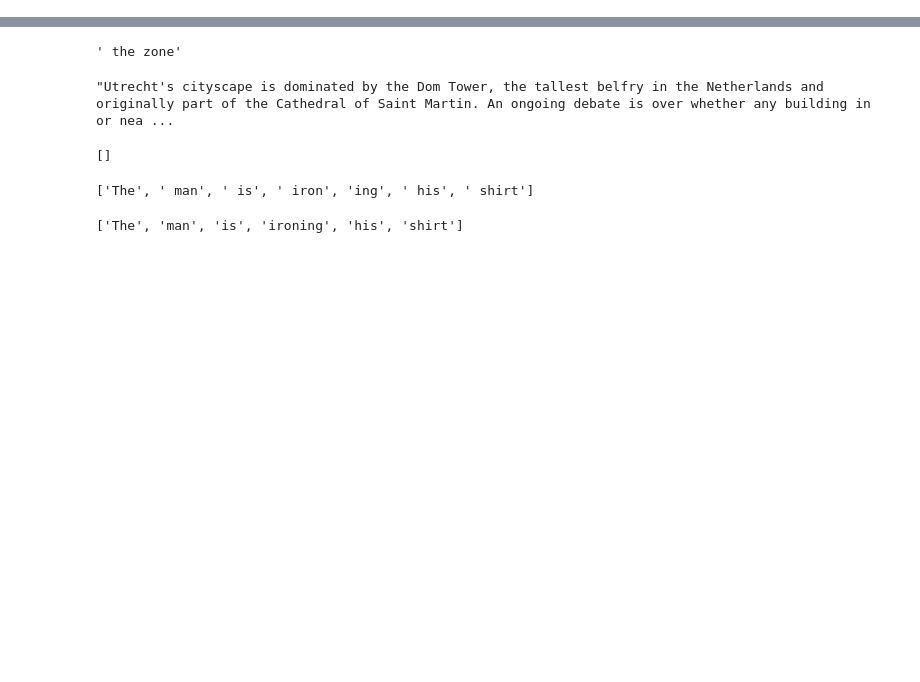
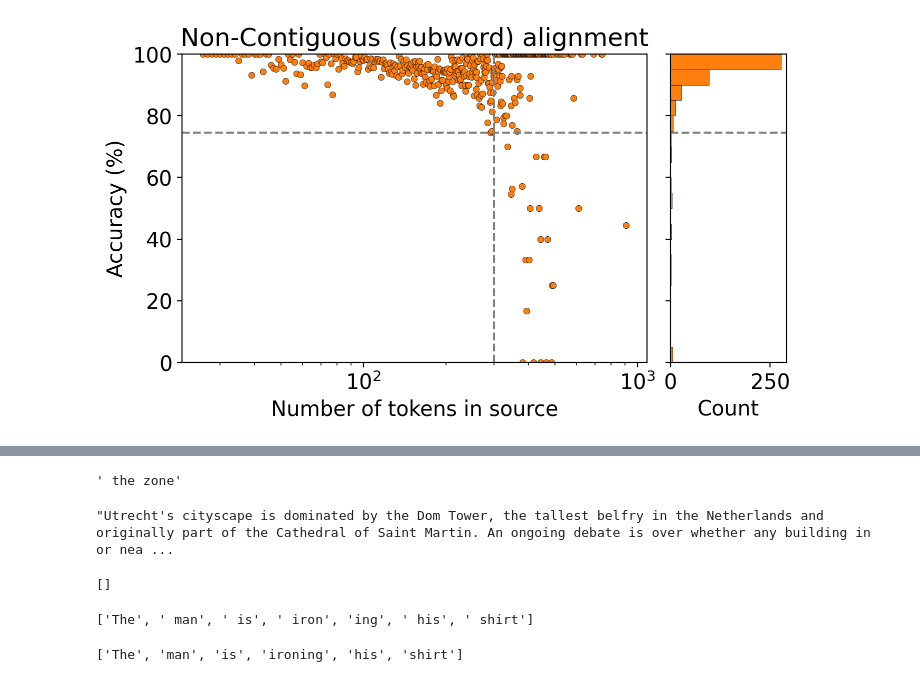
Before and after one commit to sbooeshaghi/taln, a Jupyter notebook: analysis/ablate.ipynb, the cells around one changed output, grey strips where cells are left out. Saved outputs shown, nothing was run; the diff lists cells and outputs as text; code cells hidden in the pictures; blank space fills up the shorter version.

```diff
--- a/analysis/ablate.ipynb
+++ b/analysis/ablate.ipynb
@@ -258,0 +516,63 @@ plt.show()
+# %%
+import numpy as np
+import matplotlib.pyplot as plt
+
+# --- pick which accuracy to use ---------------------------------------------
+method = "custom_found"  # or "lcs_found", "difflib_found", "naive_found"
+
+acc_by_tokens = (
+    tacc[method]
+    .reset_index()
+    .rename(columns={"ntks_ctx": "n_tokens", method: "accuracy"})
+    .sort_values("n_tokens")
+)
+
+# --- plot: tokens vs accuracy -----------------------------------------------
+fig, ax = plt.subplots(figsize=(6, 4))
+
+ax.scatter(
+    acc_by_tokens["n_tokens"],
+    acc_by_tokens["accuracy"],
+    s=20,
+    edgecolor="k",
+    linewidths=0.25,
+    facecolor="#ff7f0e",
+)
+
+cu_ntks = 300
+ax.axvline(cu_ntks, color="grey", linestyle="--")
+min_acc = acc_by_tokens.loc[acc_by_tokens["n_tokens"] <= cu_ntks, "accuracy"].min()
+ax.axhline(min_acc, color="grey", linestyle="--")
+
+ax.set(
+    xlabel="Number of tokens in source",
+    ylabel="Accuracy (%)",
+    xscale="log",
+    ylim=(0, 100),
+    title="Non-Contiguous (subword) alignment",
+)
+
+# --- right marginal: accuracy distribution -----------------------------------
+ax_histy = ax.inset_axes([1.05, 0, 0.25, 1], sharey=ax)
+
+bins = np.arange(0, 101, 5)
+ax_histy.hist(
+    acc_by_tokens["accuracy"],
+    bins=bins,
+    orientation="horizontal",
+    color="#ff7f0e",
+    edgecolor="k",
+    linewidth=0.25,
+)
+
+# same hline on marginal
+ax_histy.axhline(min_acc, color="grey", linestyle="--")
+
+ax_histy.tick_params(axis="x", labelbottom=True)
+plt.setp(ax_histy.get_yticklabels(), visible=False)
+
+ax_histy.set_xlabel("Count")
+
+plt.show()
+# %% [output]
+[figure, added]
```
Also changed, not shown: parts of 26 cells of this notebook, 2 other files.
